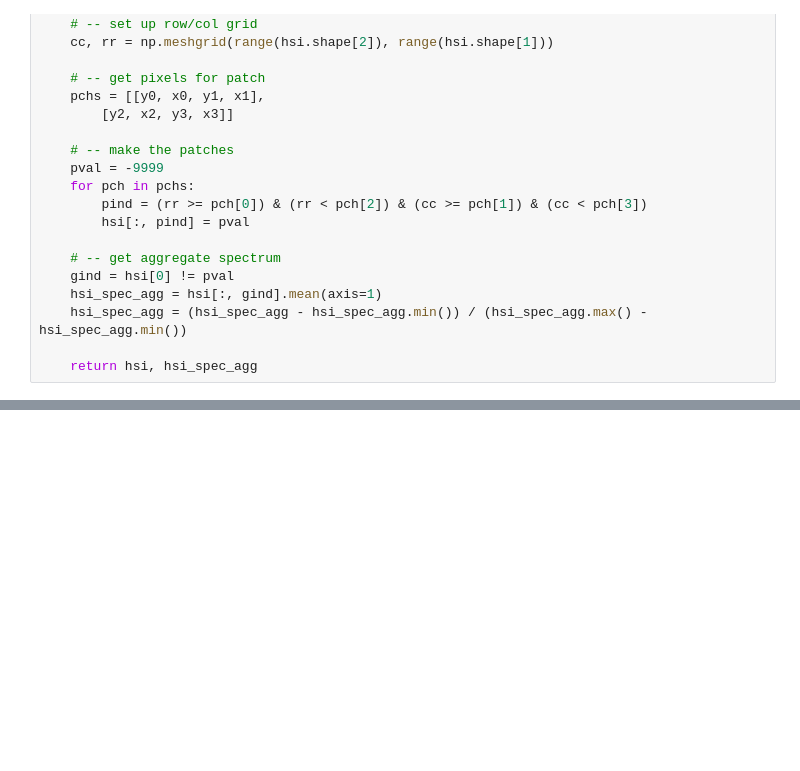
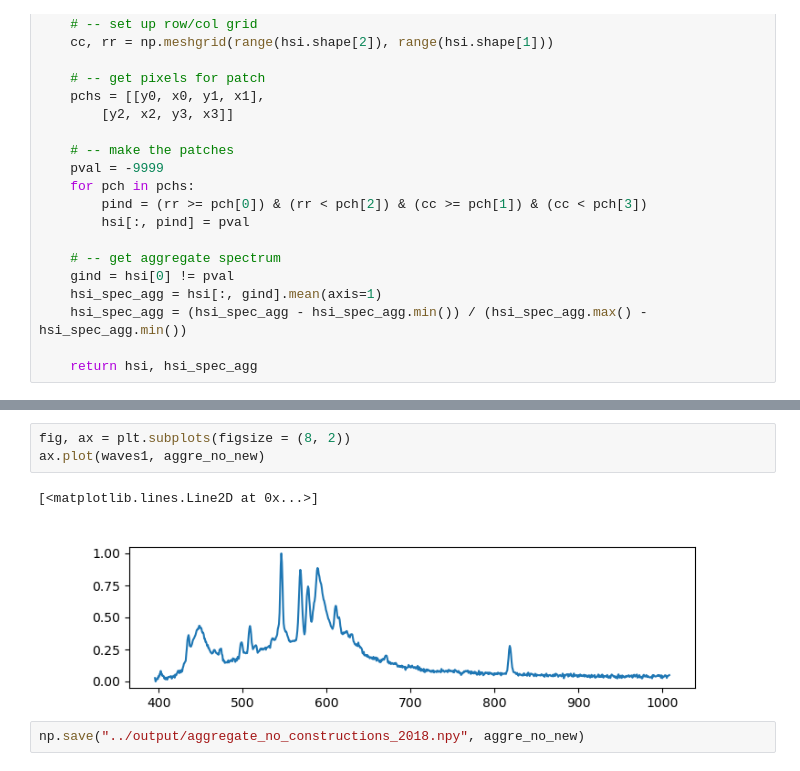
Before and after one commit to gdobler/lighting-tech-changeover, a Jupyter notebook: ltco/The_aggregate_spec.ipynb, the cells around one changed output, grey strips where cells are left out. Saved outputs shown, nothing was run; the diff lists cells and outputs as text; blank space fills up the shorter version.

```diff
--- a/ltco/The_aggregate_spec.ipynb
+++ b/ltco/The_aggregate_spec.ipynb
@@ -83,0 +119,8 @@ plt.imshow(hsi0.mean(axis=0))
+# %%
+fig, ax = plt.subplots(figsize = (8, 2))
+ax.plot(waves1, aggre_no_new)
+# %% [output]
+[<matplotlib.lines.Line2D at 0x...>]
+[figure, added]
+# %%
+np.save("../output/aggregate_no_constructions_2018.npy", aggre_no_new)
```
Also changed, not shown: parts of 17 cells of this notebook, 5 other files.
